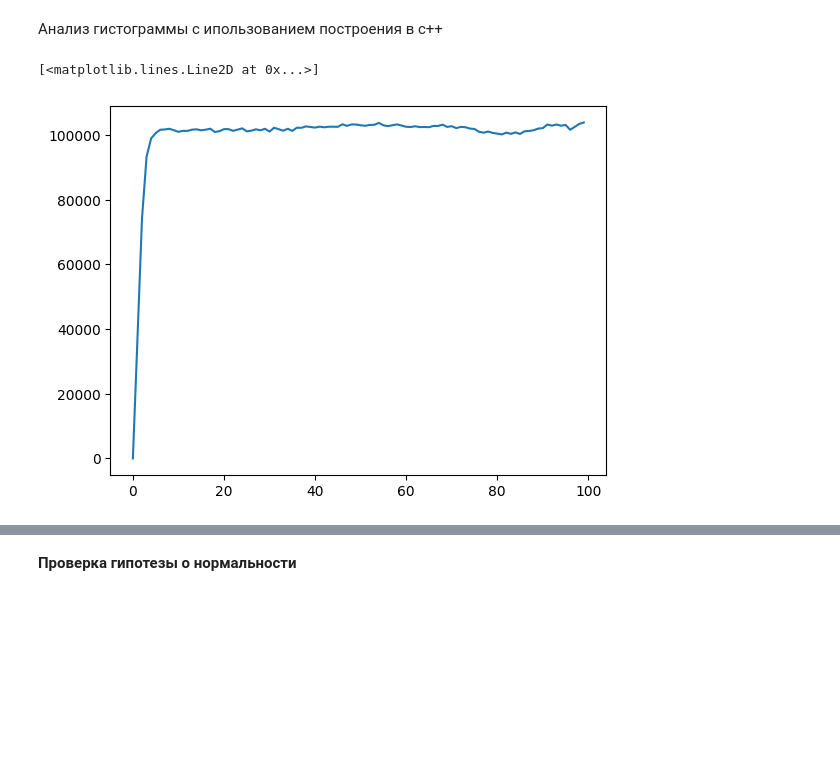
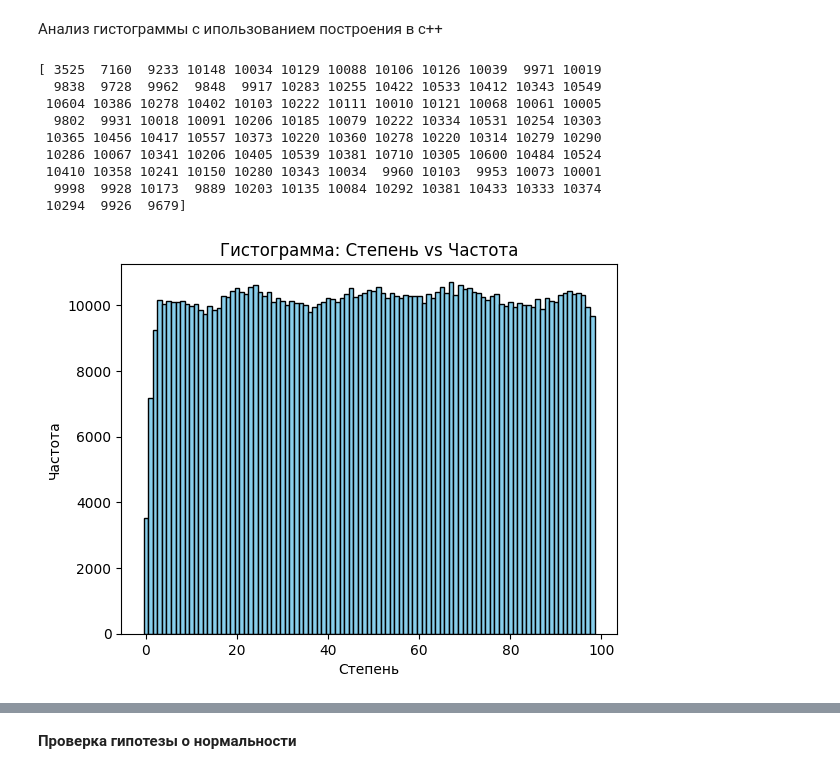
Before and after one commit to wequalwo/searchInGraph, a Jupyter notebook: analyse.ipynb, the cells around one changed output, grey strips where cells are left out. Cells and saved outputs as stored; diff of their text form; code cells hidden in the pictures; blank space fills up the shorter version.

```diff
--- a/analyse.ipynb
+++ b/analyse.ipynb
@@ -146,14 +147,42 @@ print("Границы бинов:", bin_edges)
 # %%
 import numpy as np
 
 def read_vector_from_file(filename):
-    with open(filename, "rb") as f:
-        size = np.fromfile(f, dtype=np.int32, count=1)[0]  # Читаем размер
-        vec = np.fromfile(f, dtype=np.int32, count=size)   # Читаем сам массив
+    with open(filename, 'rb') as file:
+        # Читаем размер вектора
+        size = np.fromfile(file, dtype=np.uint64, count=1)[0]
+
+        # Читаем данные вектора
+        vec = np.fromfile(file, dtype=np.int32, count=size)
+
     return vec
 
-deg = read_vector_from_file(filename="histogram.bin")
-plt.plot(deg)
+# Чтение вектора из файла
+deg = read_vector_from_file('histogram.bin')[1:] # степени 0 быть не может, т.к. граф связен по построению
+
+# Выводим содержимое вектора
+print(deg)
+
+degrees = np.arange(len(deg))
+
+# Построение гистограммы
+plt.bar(degrees, deg, width=1.0, align='center', color='skyblue', edgecolor='black')
+
+# Настройка подписей и заголовка
+plt.xlabel('Степень')
+plt.ylabel('Частота')
+plt.title('Гистограмма: Степень vs Частота')
+
+# Отображение графика
+plt.show()
 # %% [output]
-[<matplotlib.lines.Line2D at 0x...>]
+[ 3525  7160  9233 10148 10034 10129 10088 10106 10126 10039  9971 10019
+  9838  9728  9962  9848  9917 10283 10255 10422 10533 10412 10343 10549
+ 10604 10386 10278 10402 10103 10222 10111 10010 10121 10068 10061 10005
+  9802  9931 10018 10091 10206 10185 10079 10222 10334 10531 10254 10303
+ 10365 10456 10417 10557 10373 10220 10360 10278 10220 10314 10279 10290
+ 10286 10067 10341 10206 10405 10539 10381 10710 10305 10600 10484 10524
+ 10410 10358 10241 10150 10280 10343 10034  9960 10103  9953 10073 10001
+  9998  9928 10173  9889 10203 10135 10084 10292 10381 10433 10333 10374
+ 10294  9926  9679]
-[figure, old version]
+[figure, new version]
```
Also changed, not shown: parts of 3 cells of this notebook, 9 other files.
